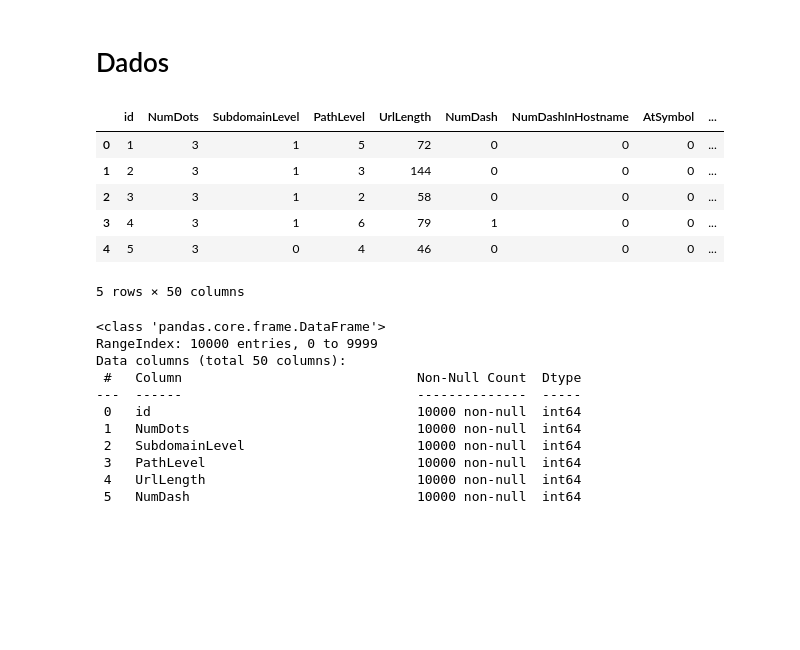
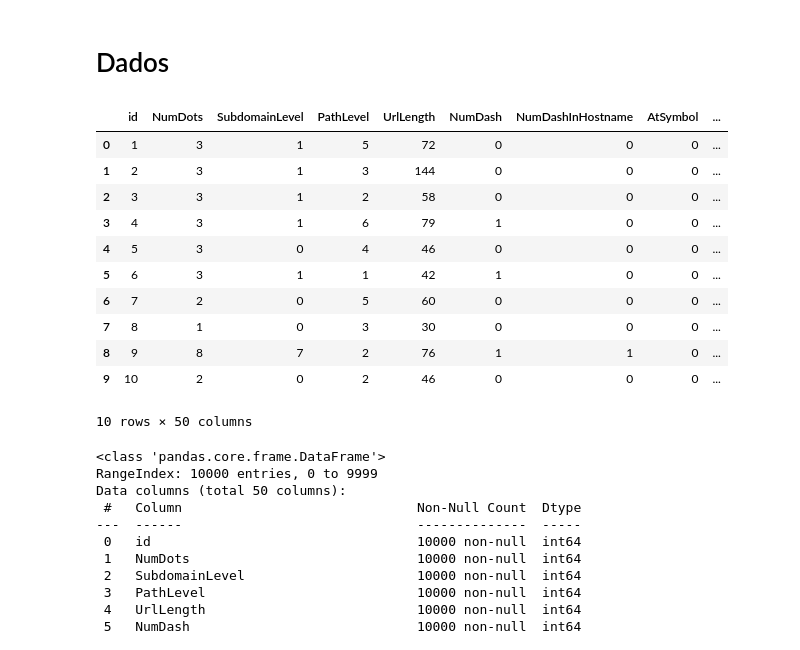
Before and after one commit to andrelmfsantos/FIAP_2TDCPR_IA_MACHINE_LEARNING, a Jupyter notebook: scripts/FIAP_IA_MACHINE_LEARNING_01_PHISHING_LEGITIMATE_DESCRIPTIVE_STATISTICS_COLAB.ipynb, the cells around one changed output. Cells and saved outputs as stored; diff of their text form; code cells hidden in the pictures; blank space fills up the shorter version.

```diff
--- a/scripts/FIAP_IA_MACHINE_LEARNING_01_PHISHING_LEGITIMATE_DESCRIPTIVE_STATISTICS_COLAB.ipynb
+++ b/scripts/FIAP_IA_MACHINE_LEARNING_01_PHISHING_LEGITIMATE_DESCRIPTIVE_STATISTICS_COLAB.ipynb
@@ -211,22 +211,27 @@ import pandas as pd # biblioteca para manipular e tratar os dados
 # %%
 #import pandas as pd
 
 # URL of the CSV file
 url = "https://raw.githubusercontent.com/andrelmfsantos/FIAP_2TDCPR_IA_MACHINE_LEARNING/main/datasets/Phishing_Legitimate_full.csv"
 
 # Load the CSV file into a DataFrame
 df = pd.read_csv(url)
 
 # Display the first few rows of the DataFrame to verify
-df.head()
+df.head(10)
 # %% [output]
 |  | id | NumDots | SubdomainLevel | PathLevel | UrlLength | NumDash | NumDashInHostname | AtSymbol | ... |
 | 0 | 1 | 3 | 1 | 5 | 72 | 0 | 0 | 0 | ... |
 | 1 | 2 | 3 | 1 | 3 | 144 | 0 | 0 | 0 | ... |
 | 2 | 3 | 3 | 1 | 2 | 58 | 0 | 0 | 0 | ... |
 | 3 | 4 | 3 | 1 | 6 | 79 | 1 | 0 | 0 | ... |
 | 4 | 5 | 3 | 0 | 4 | 46 | 0 | 0 | 0 | ... |
+| 5 | 6 | 3 | 1 | 1 | 42 | 1 | 0 | 0 | ... |
+| 6 | 7 | 2 | 0 | 5 | 60 | 0 | 0 | 0 | ... |
+| 7 | 8 | 1 | 0 | 3 | 30 | 0 | 0 | 0 | ... |
+| 8 | 9 | 8 | 7 | 2 | 76 | 1 | 1 | 0 | ... |
+| 9 | 10 | 2 | 0 | 2 | 46 | 0 | 0 | 0 | ... |
-5 rows × 50 columns
+10 rows × 50 columns
 # %%
 # Característica da base
 df.info()
```
Also changed, not shown: parts of 15 cells of this notebook.
